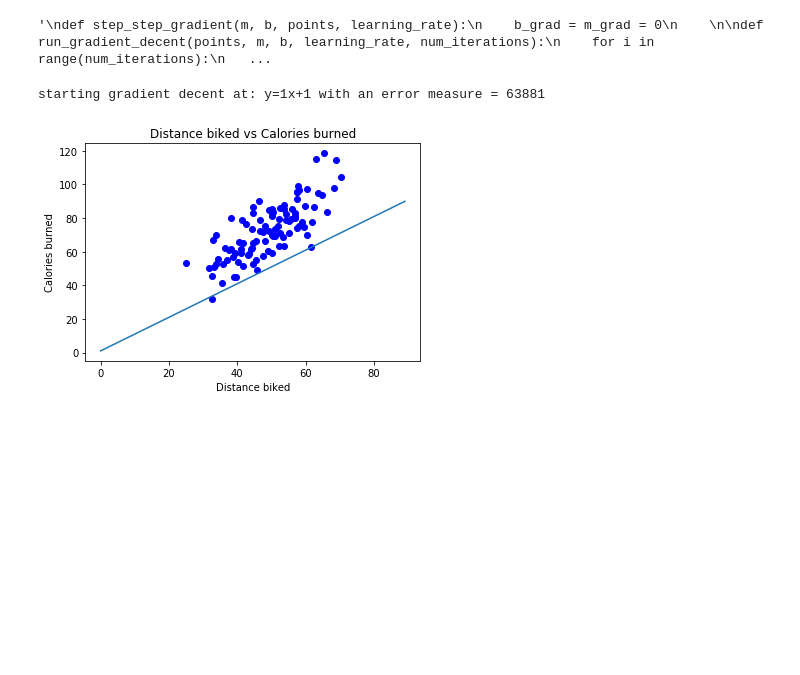
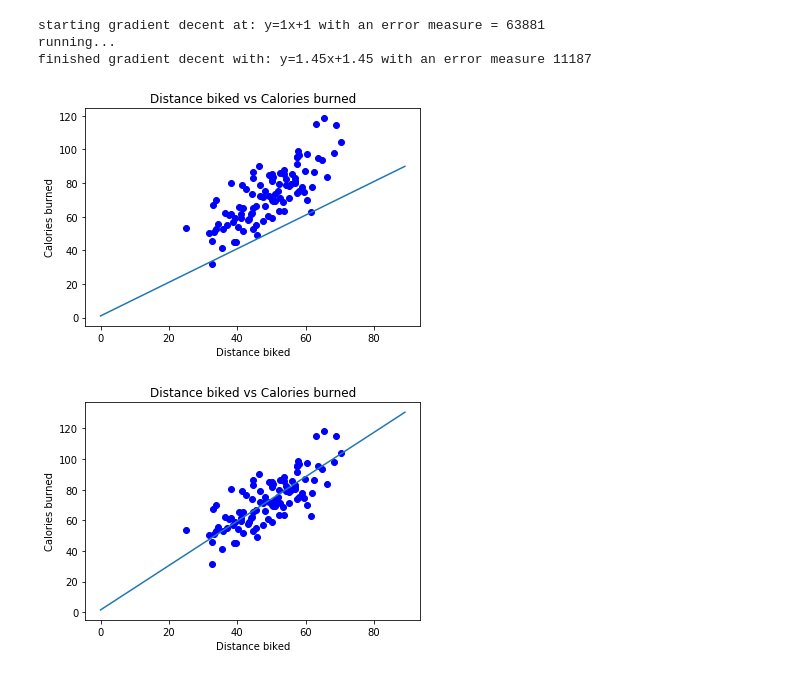
Before and after one commit to PraveenHarris/ExploringMachineLearningAlgorithms, a Jupyter notebook: Gradient Decent for Slope-Intercept Formla.ipynb, the cells around one changed output. Drawn from its saved outputs; the diff is of its cells as text; code cells hidden in the pictures; blank space fills up the shorter version.

```diff
--- a/Gradient Decent for Slope-Intercept Formla.ipynb
+++ b/Gradient Decent for Slope-Intercept Formla.ipynb
@@ -22,39 +22,55 @@ def print_points_on_graph(points, m, b):
     line_y_cords = [m*i+b for i in range(int(max(x_cords))+20)]
     ax.plot(line_y_cords)
 # %%
-'''
-def step_step_gradient(m, b, points, learning_rate):
+def step_gradient(m, b, points, learning_rate):
     b_grad = m_grad = 0
-
+    N = float(len(points))
+    for point in points:
+        x = point[0]
+        y = point[1]
+        m_grad += - (2/N) * x *(y-(m*x+b))
+        b_grad += - (2/N) * (y-(m*x+b))
+    new_m = m - (learning_rate*m_grad)
+    new_b = m - (learning_rate*b_grad)
+    return [new_m, new_b]
 
 def run_gradient_decent(points, m, b, learning_rate, num_iterations):
     for i in range(num_iterations):
         m, b = step_gradient(m, b, points, learning_rate)
-
     return [m, b]
-'''
-# %% [output]
-'\ndef step_step_gradient(m, b, points, learning_rate):\n    b_grad = m_grad = 0\n    \n\ndef run_gradient_decent(points, m, b, learning_rate, num_iterations):\n    for i in range(num_iterations):\n   ...
 # %%
 def main():
     points = []
     with open('data.csv', 'r') as file:
         for line in file:
             temp_points = line.strip().split(',')
             points.append(list(map(float, temp_points)))
 
     m = b = 1
     learning_rate = 0.0001
     num_iterations = 1000
 
     # do initial plot
     print_points_on_graph(points, m, b)
     error_measure = compute_error(points, m, b)
     print('starting gradient decent at: y={}x+{} with an error measure = {}'.format(m, b, error_measure))
+    print('running...')
+
+    # do gradient decent
+    [m, b] = run_gradient_decent(points, m, b, learning_rate, num_iterations)
+
+    # display line of best fit
+    error_measure = compute_error(points, m, b)
+    print('finished gradient decent with: y=%.2fx+%.2f with an error measure %d'% (m, b, error_measure))
+    print_points_on_graph(points, m, b)
+
 
 
 if __name__ == '__main__':
     main()
 # %% [output]
 starting gradient decent at: y=1x+1 with an error measure = 63881
+running...
+finished gradient decent with: y=1.45x+1.45 with an error measure 11187
 [figure]
+[figure, added]
```
